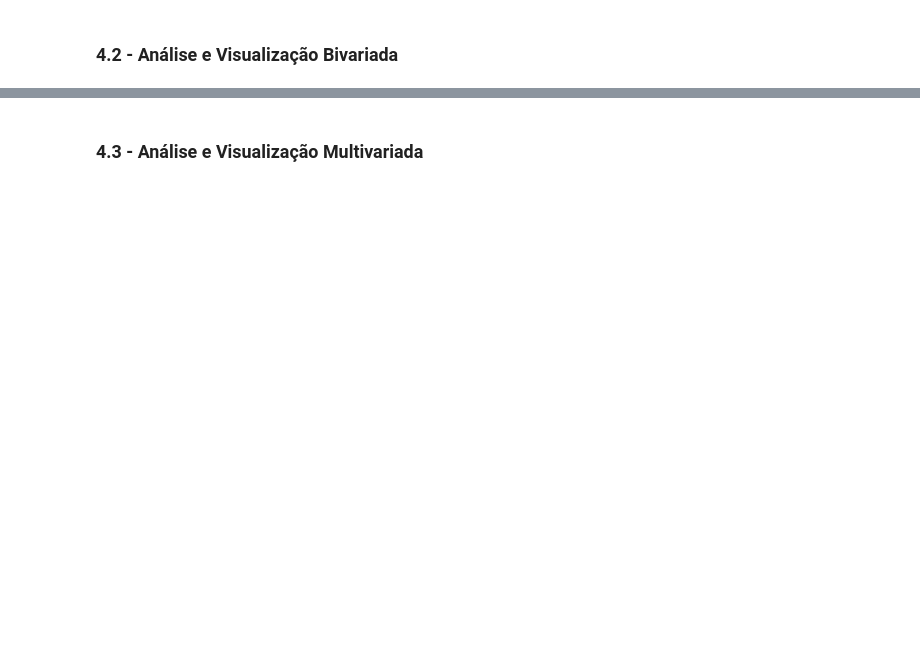
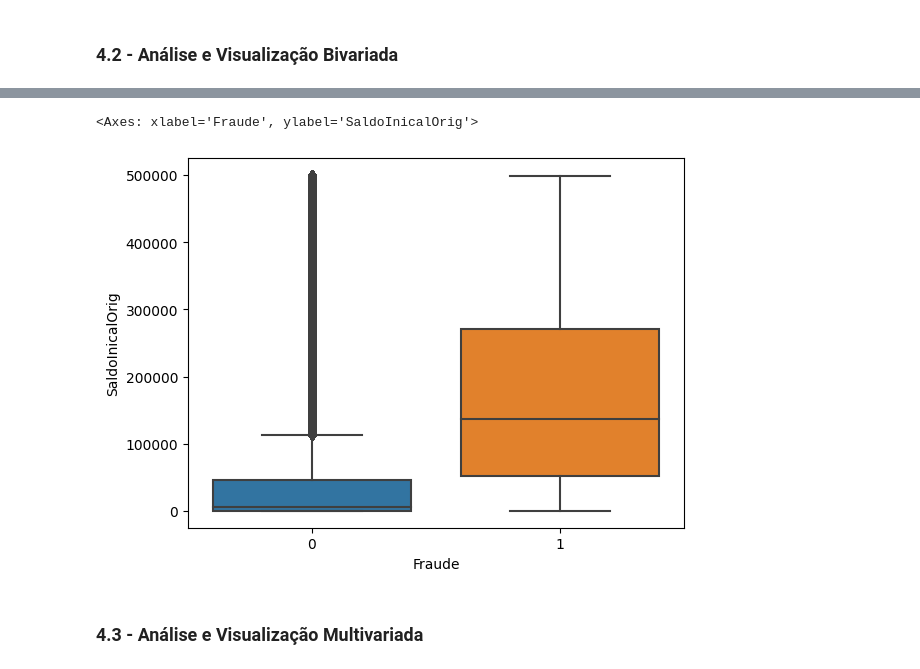
Before and after one commit to ValmirJrDS/deteccao_fraude, a Jupyter notebook: notebooks/c0.3-vj-filtragem-variaveis copy 2.ipynb, the cells around one changed output, grey strips where cells are left out. Saved outputs shown, nothing was run; the diff lists cells and outputs as text; code cells hidden in the pictures; blank space fills up the shorter version.

```diff
--- a/notebooks/c0.3-vj-filtragem-variaveis copy.ipynb
+++ b/notebooks/c0.3-vj-filtragem-variaveis copy 2.ipynb
@@ -347,2 +415,7 @@ base_fraude_raw4.head()
+# %%
+sns.boxplot(data=base_fraude_raw4[base_fraude_raw4.SaldoInicalOrig<= 500000], y='SaldoInicalOrig', x='Fraude')
+# %% [output]
+<Axes: xlabel='Fraude', ylabel='SaldoInicalOrig'>
+[figure, added]
 # %% [markdown]
 ### 4.3 - Análise e Visualização Multivariada
```
Also changed, not shown: parts of 11 cells of this notebook, 1 other file.
